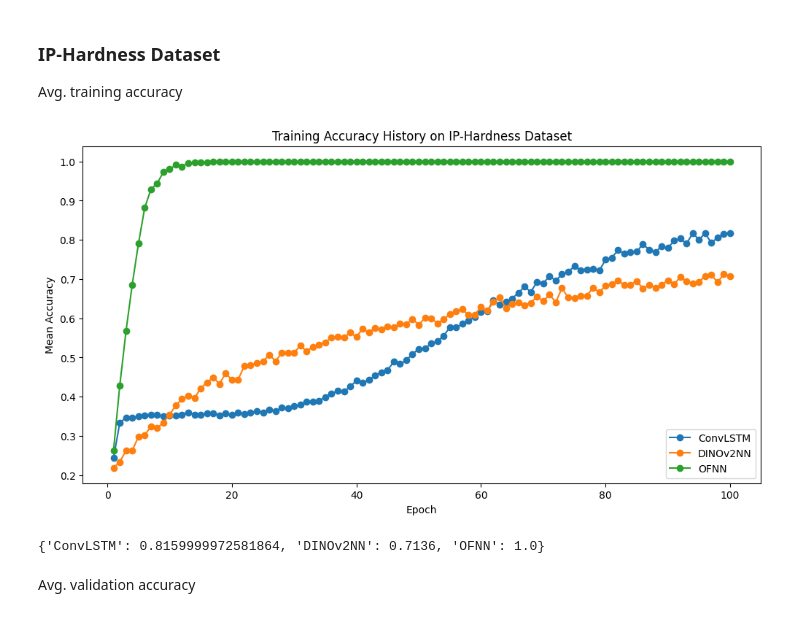
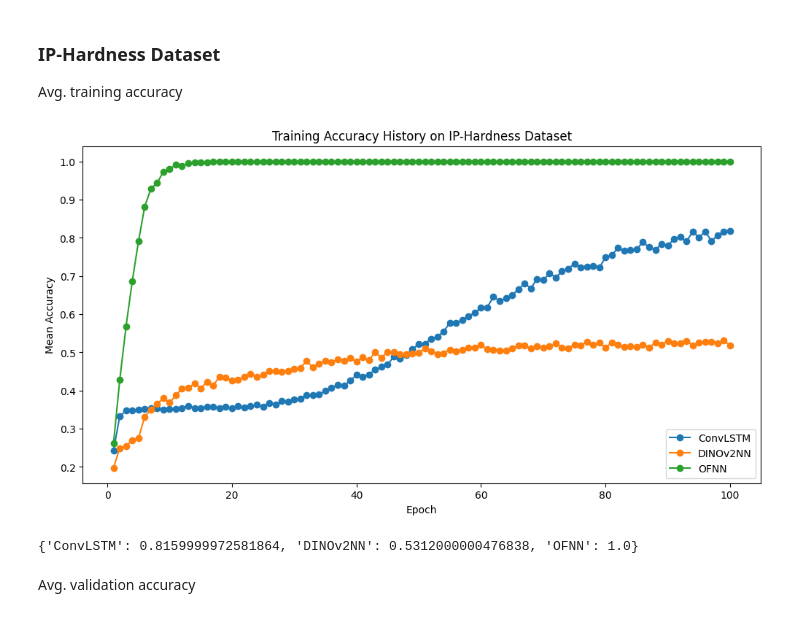
Before and after one commit to alapkshirsagar/active-tactile-hardness-classification, a Jupyter notebook: hardness_classification/visualize.ipynb, the cells around one changed output. Cells and saved outputs as stored; diff of their text form; code cells hidden in the pictures.

```diff
--- a/hardness_classification/visualize.ipynb
+++ b/hardness_classification/visualize.ipynb
@@ -45,22 +45,22 @@ Avg. training accuracy
 # %%
 
 
 # File paths and corresponding labels
 file_paths = [
     'metrics\Comp_Model_Aug_11_hardness_ConvLSTM_train_accuracy_history.csv',
-    'metrics\Comp_Model_Aug_11_hardness_DINOv2NN_train_accuracy_history.csv',
+    'metrics\Comp_Model_Aug_12_hardness_DINOKeras_train_accuracy_history.csv',
     'metrics\Comp_Model_Aug_11_hardness_OpticalFlowNN_train_accuracy_history.csv'
 ]
 
 
 
 labels = ['ConvLSTM', 'DINOv2NN', 'OFNN']
 
 # Call the function with the file paths and labels
 read_and_plot(file_paths, labels, "Training Accuracy History on IP-Hardness Dataset")
 # %% [output]
-[figure, old version]
+[figure, new version]
-{'ConvLSTM': 0.8159999972581864, 'DINOv2NN': 0.7136, 'OFNN': 1.0}
+{'ConvLSTM': 0.8159999972581864, 'DINOv2NN': 0.5312000000476838, 'OFNN': 1.0}
 # %% [markdown]
 Avg. validation accuracy
 # %%
```
Also changed, not shown: parts of 3 cells of this notebook, 6 other files.
